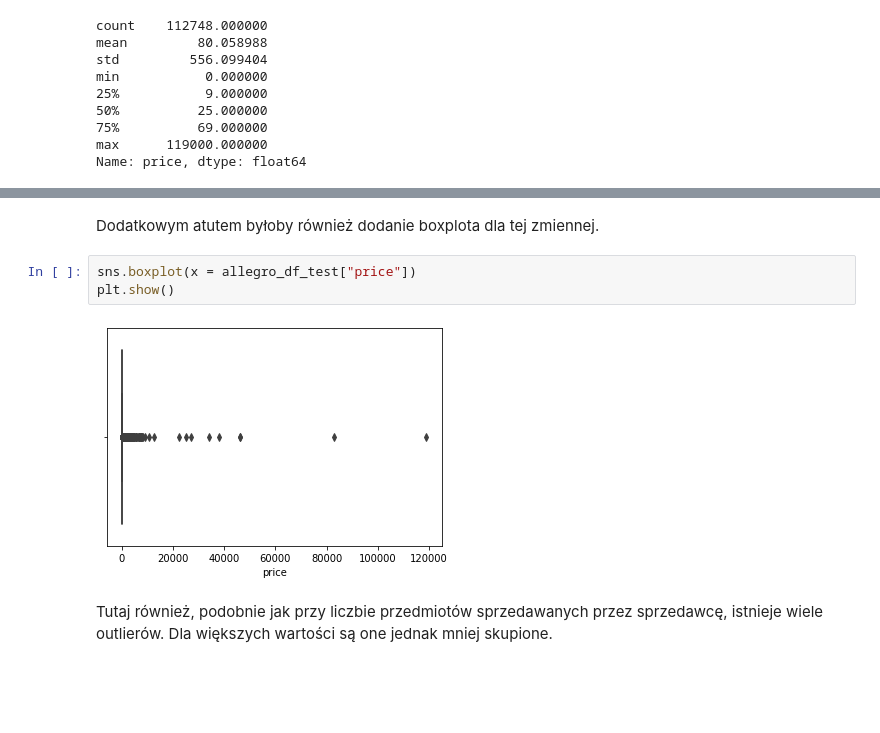
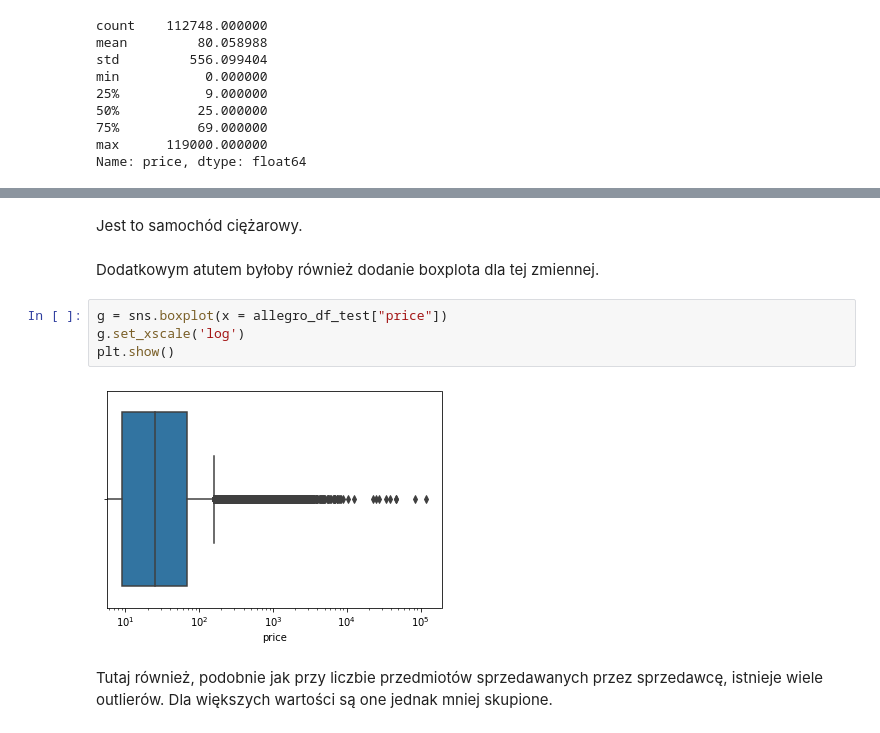
Before and after one commit to wi1lku/Introduction-to-machine-learning-, a Jupyter notebook: hw2/PD2_validation_2.ipynb, the cells around one changed output, grey strips where cells are left out. Drawn from its saved outputs; the diff is of its cells as text; blank space fills up the shorter version.

```diff
--- a/hw2/PD2_validation_2.ipynb
+++ b/hw2/PD2_validation_2.ipynb
@@ -327,10 +331,13 @@ Rozkład ceny w zbiorze walidacyjnym wydaje się być podobnym do próbki do bud
+# %% [markdown]
+Jest to samochód ciężarowy.
 # %% [markdown]
 Dodatkowym atutem byłoby również dodanie boxplota dla tej zmiennej.
 # %%
-sns.boxplot(x = allegro_df_test["price"])
+g = sns.boxplot(x = allegro_df_test["price"])
+g.set_xscale('log')
 plt.show()
 # %% [output]
-[figure, old version]
+[figure, new version]
 # %% [markdown]
 Tutaj również, podobnie jak przy liczbie przedmiotów sprzedawanych przez sprzedawcę, istnieje wiele outlierów. Dla większych wartości są one jednak mniej skupione.
 # %% [markdown]
```
Also changed, not shown: parts of 29 cells of this notebook.
